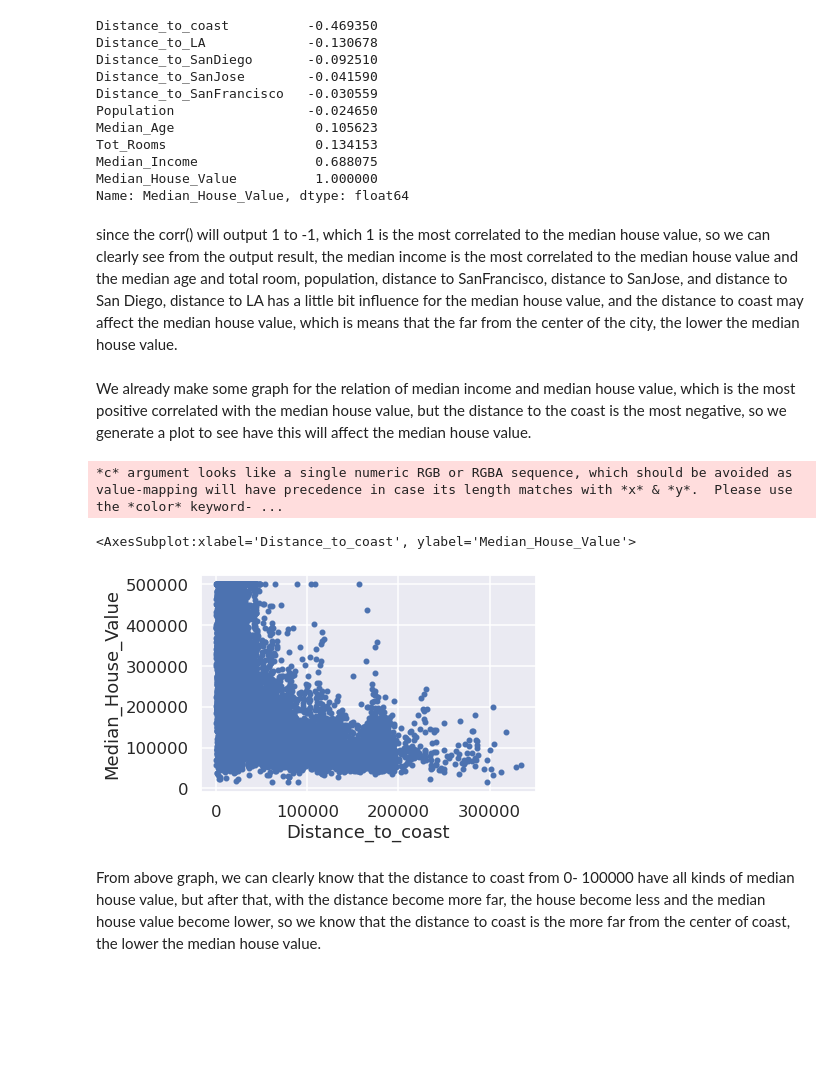
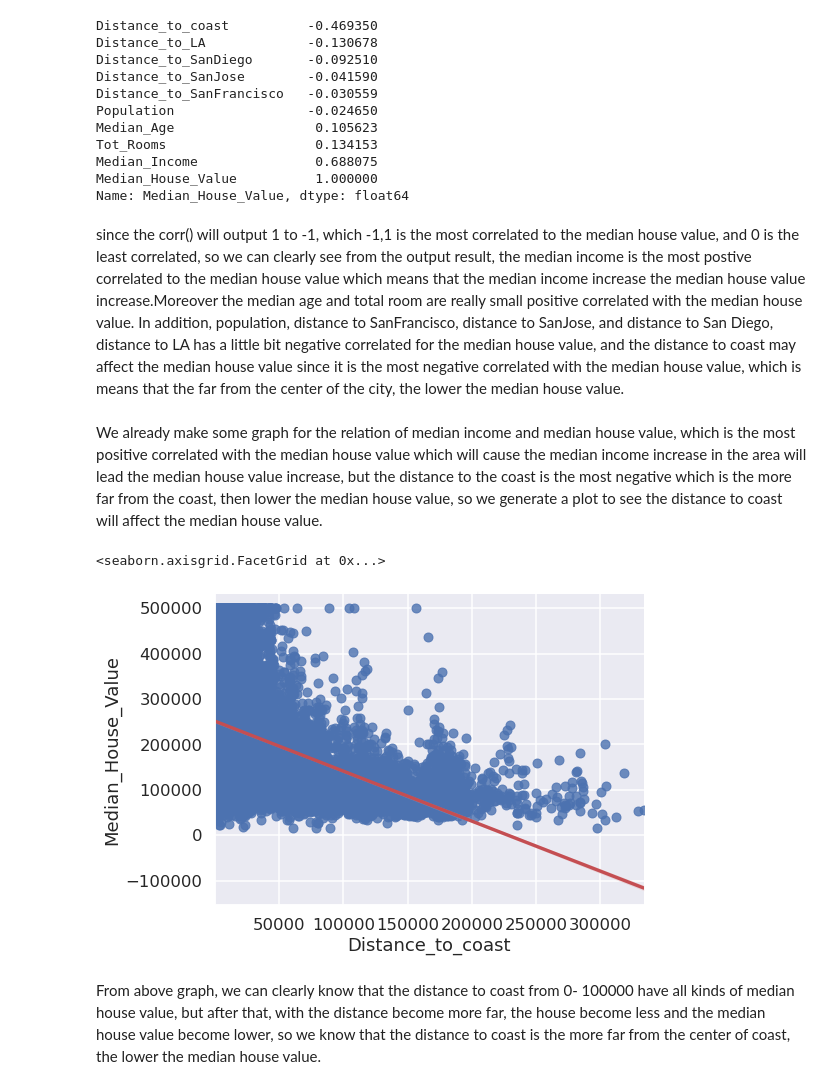
Before and after one commit to FangchengDou/cogs108, a Jupyter notebook: FinalProjectGroup076Sp22.ipynb, the cells around one changed output. Drawn from its saved outputs; the diff is of its cells as text; code cells hidden in the pictures; blank space fills up the shorter version.

```diff
--- a/FinalProjectGroup076Sp22.ipynb
+++ b/FinalProjectGroup076Sp22.ipynb
@@ -382,18 +444,17 @@ Median_Income               0.688075
 Median_House_Value          1.000000
 Name: Median_House_Value, dtype: float64
 # %% [markdown]
-since the corr() will output 1 to -1, which 1 is the most correlated to the median house value, so we can clearly see from the output result, the median income is the most correlated to the median house value and the median age and total room, population, distance to SanFrancisco, distance to SanJose, and distance to San Diego, distance to LA has a little bit influence for the median house value, and the distance to coast may affect the median house value, which is means that the far from the center of the city, the lower the median house value.
+since the corr() will output 1 to -1, which -1,1 is the most correlated to the median house value, and 0 is the least correlated, so we can clearly see from the output result, the median income is the most postive correlated to the median house value which means that the median income increase the median house value increase.Moreover the median age and total room are really small positive correlated with the median house value. In addition, population, distance to SanFrancisco, distance to SanJose, and distance to San Diego, distance to LA has a little bit negative correlated for the median house value, and the distance to coast may affect the median house value since it is the most negative correlated with the median house value, which is means that the far from the center of the city, the lower the median house value.
 # %% [markdown]
-We already make some graph for the relation of median income and median house value, which is the most positive correlated with the median house value, but the distance to the coast is the most negative, so we generate a plot to see have this will affect the median house value.
+We already make some graph for the relation of median income and median house value, which is the most positive correlated with the median house value which will cause the median income increase in the area will lead the median house value increase, but the distance to the coast is the most negative which is the more far from the coast, then lower the median house value, so we generate a plot to see the distance to coast will affect the median house value.
 # %%
 #from the output of corr() we can know that distance to coast is the most negative
 # correlated with median house
 # value, so we plot it out to see how the distance to coast affect the value.
-house.plot(kind='scatter', y= 'Median_House_Value', x = 'Distance_to_coast')
+sns.lmplot(y= 'Median_House_Value', x = 'Distance_to_coast', data = house, aspect = 1.5, line_kws={'color': 'r'})
 # %% [output]
-*c* argument looks like a single numeric RGB or RGBA sequence, which should be avoided as value-mapping will have precedence in case its length matches with *x* & *y*.  Please use the *color* keyword- ...
+<seaborn.axisgrid.FacetGrid at 0x...>
-<AxesSubplot:xlabel='Distance_to_coast', ylabel='Median_House_Value'>
-[figure, old version]
+[figure, new version]
 # %% [markdown]
 From above graph, we can clearly know that the distance to coast from 0- 100000 have all kinds of median house value, but after that, with the distance become more far, the house become less and the median house value become lower, so we know that the distance to coast is the more far from the center of coast, the lower the median house value.
 # %%
```
Also changed, not shown: parts of 39 cells of this notebook.
